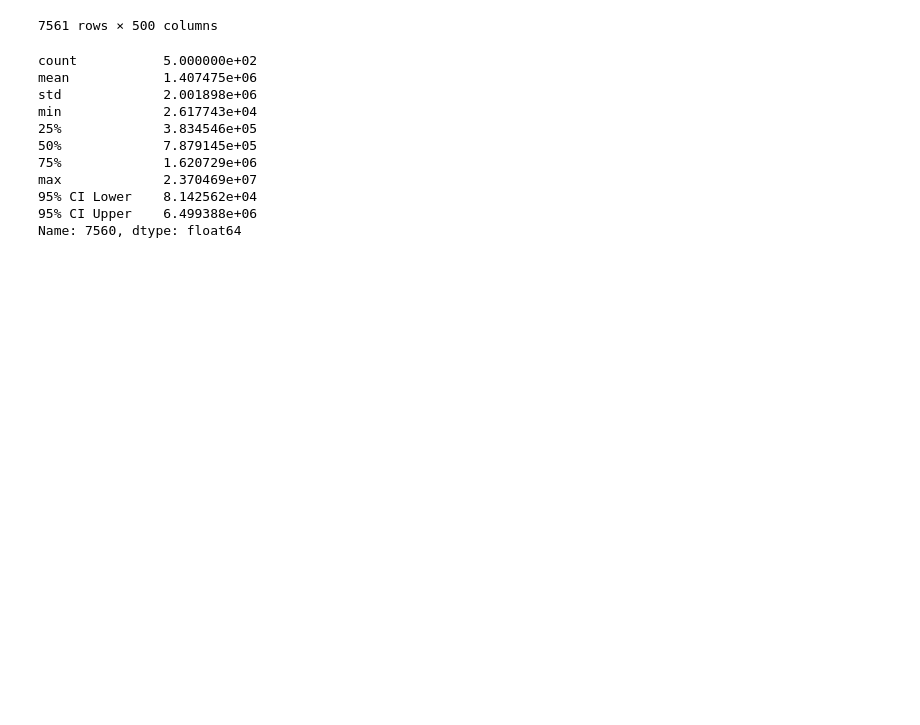
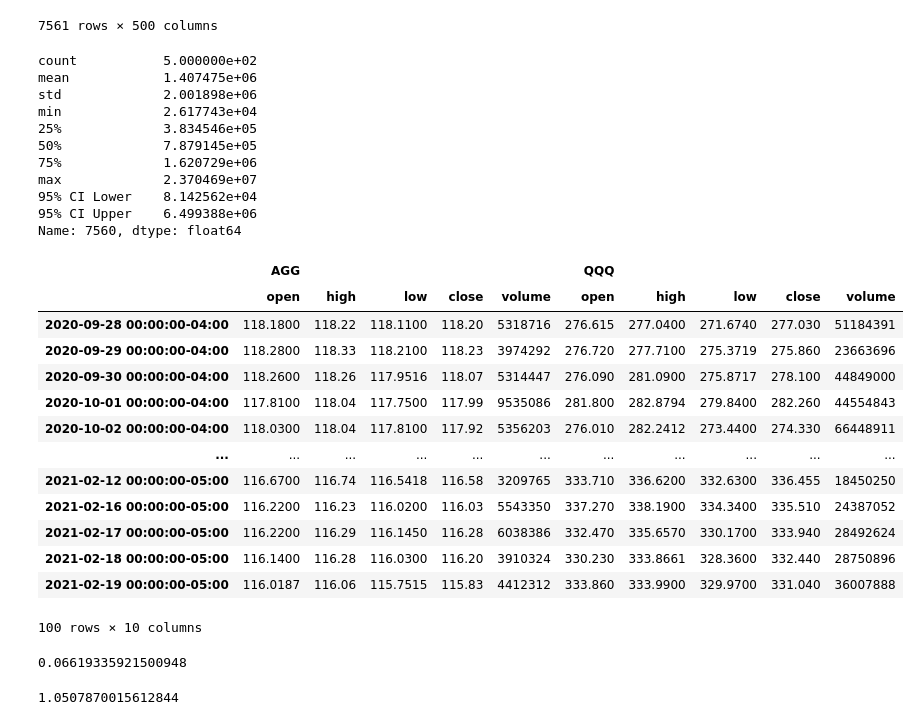
Before and after one commit to billysco/portfolio_perfector, a Jupyter notebook: main_financials.ipynb, the cells around one changed output. Drawn from its saved outputs; the diff is of its cells as text; code cells hidden in the pictures; blank space fills up the shorter version.

```diff
--- a/main_financials.ipynb
+++ b/main_financials.ipynb
@@ -354,0 +348,17 @@ Name: 7560, dtype: float64
+# %%
+prices_df
+# %% [output]
+|  | AGG |  |  |  |  | QQQ |  |  |  |  |
+|  | open | high | low | close | volume | open | high | low | close | volume |
+| 2020-09-28 00:00:00-04:00 | 118.1800 | 118.22 | 118.1100 | 118.20 | 5318716 | 276.615 | 277.0400 | 271.6740 | 277.030 | 51184391 |
+| 2020-09-29 00:00:00-04:00 | 118.2800 | 118.33 | 118.2100 | 118.23 | 3974292 | 276.720 | 277.7100 | 275.3719 | 275.860 | 23663696 |
+| 2020-09-30 00:00:00-04:00 | 118.2600 | 118.26 | 117.9516 | 118.07 | 5314447 | 276.090 | 281.0900 | 275.8717 | 278.100 | 44849000 |
+| 2020-10-01 00:00:00-04:00 | 117.8100 | 118.04 | 117.7500 | 117.99 | 9535086 | 281.800 | 282.8794 | 279.8400 | 282.260 | 44554843 |
+| 2020-10-02 00:00:00-04:00 | 118.0300 | 118.04 | 117.8100 | 117.92 | 5356203 | 276.010 | 282.2412 | 273.4400 | 274.330 | 66448911 |
+| ... | ... | ... | ... | ... | ... | ... | ... | ... | ... | ... |
+| 2021-02-12 00:00:00-05:00 | 116.6700 | 116.74 | 116.5418 | 116.58 | 3209765 | 333.710 | 336.6200 | 332.6300 | 336.455 | 18450250 |
+| 2021-02-16 00:00:00-05:00 | 116.2200 | 116.23 | 116.0200 | 116.03 | 5543350 | 337.270 | 338.1900 | 334.3400 | 335.510 | 24387052 |
+| 2021-02-17 00:00:00-05:00 | 116.2200 | 116.29 | 116.1450 | 116.28 | 6038386 | 332.470 | 335.6570 | 330.1700 | 333.940 | 28492624 |
+| 2021-02-18 00:00:00-05:00 | 116.1400 | 116.28 | 116.0300 | 116.20 | 3910324 | 330.230 | 333.8661 | 328.3600 | 332.440 | 28750896 |
+| 2021-02-19 00:00:00-05:00 | 116.0187 | 116.06 | 115.7515 | 115.83 | 4412312 | 333.860 | 333.9900 | 329.9700 | 331.040 | 36007888 |
+100 rows × 10 columns
@@ -354,0 +371,10 @@ Name: 7560, dtype: float64
+# %%
+stock_std_dev = stock_cumulative_returns.std()
+stock_std_dev
+# %% [output]
+0.06619335921500948
+# %%
+annualized_stock_std_dev = stock_std_dev * np.sqrt(252)
+annualized_stock_std_dev
+# %% [output]
+1.0507870015612844
```
Also changed, not shown: parts of 14 cells of this notebook.
